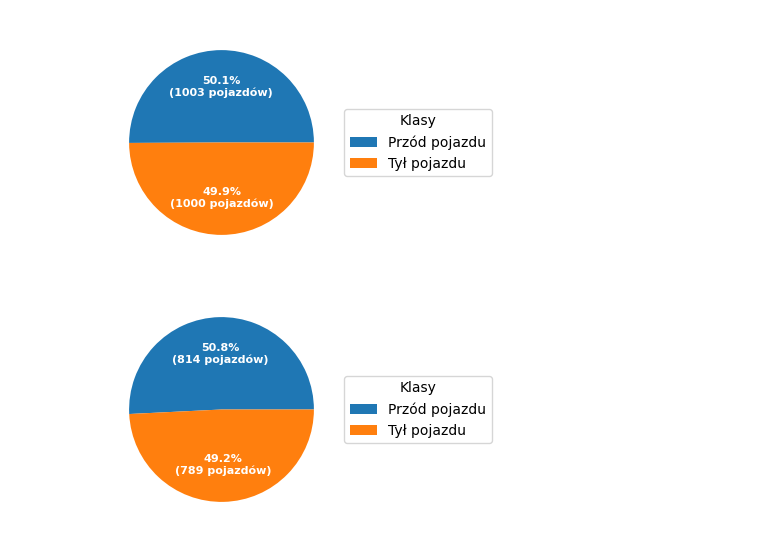
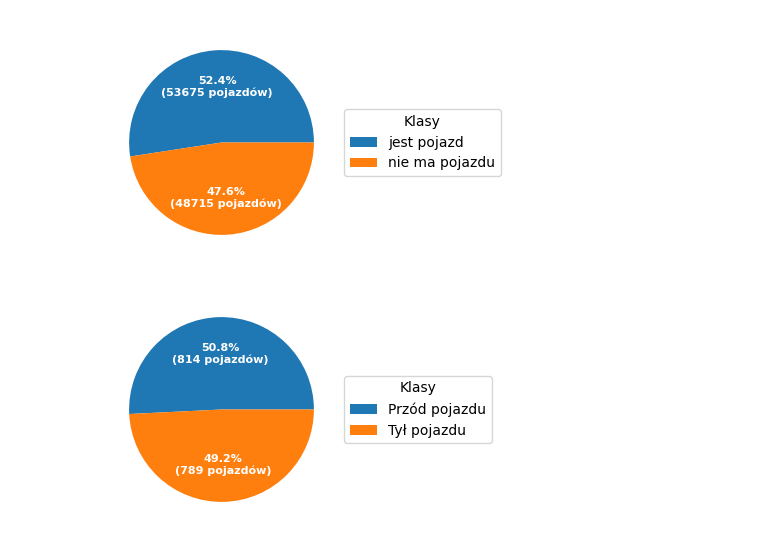
Before and after one commit to panjacob/A-study-of-nighttime-vehicle-detection-algorithms, a Jupyter notebook: Class_chart/wykresy.ipynb, the cells around one changed output. Drawn from its saved outputs; the diff is of its cells as text; code cells hidden in the pictures.

```diff
--- a/Class_chart/wykresy.ipynb
+++ b/Class_chart/wykresy.ipynb
@@ -1,35 +1,35 @@
 # %%
 import numpy as np
 import matplotlib.pyplot as plt
 
 fig, ax = plt.subplots(figsize=(6, 3), subplot_kw=dict(aspect="equal"))
 
-recipe = ["Przód pojazdu", "Tył pojazdu"]
+recipe = ["jest pojazd", "nie ma pojazdu"]
 
-data = [1003, 1000]
+data = [43_335 + 10_340, 39_425 + 9_290]
 ingredients = [x for x in recipe]
 
 
 def func(pct, allvals):
     absolute = int(np.round(pct / 100. * np.sum(allvals)))
     return "{:.1f}%\n({:d} pojazdów)".format(pct, absolute)
 
 
 wedges, texts, autotexts = ax.pie(data, autopct=lambda pct: func(pct, data),
                                   textprops=dict(color="w"))
 
 ax.legend(wedges, ingredients,
           title="Klasy",
           loc="center left",
           bbox_to_anchor=(1, 0, 0.5, 1))
 
 plt.setp(autotexts, size=8, weight="bold")
 
 # ax.set_title("Dataset classes count")
 
 plt.show()
 # %% [output]
-[figure, old version]
+[figure, new version]
 # %%
 fig, ax = plt.subplots(figsize=(6, 3), subplot_kw=dict(aspect="equal"))
 
```
Also changed, not shown: 1 other file.
